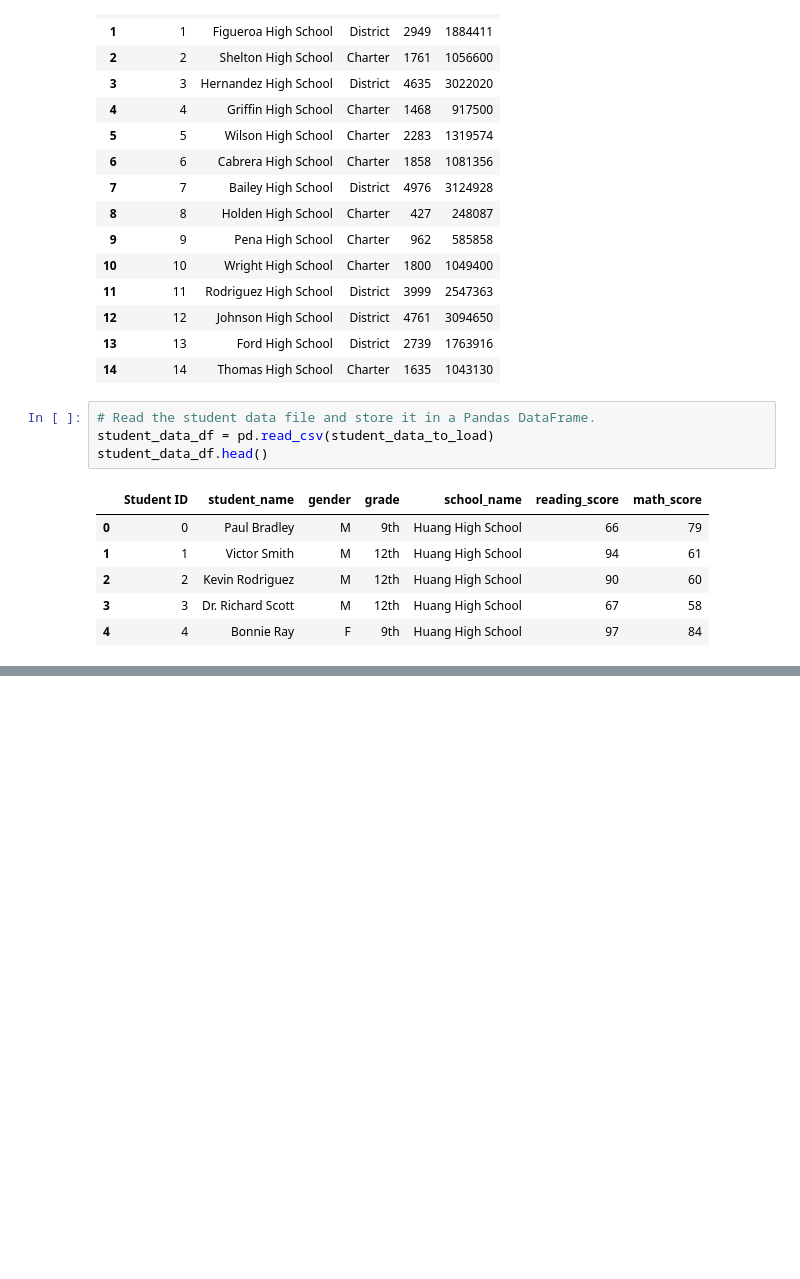
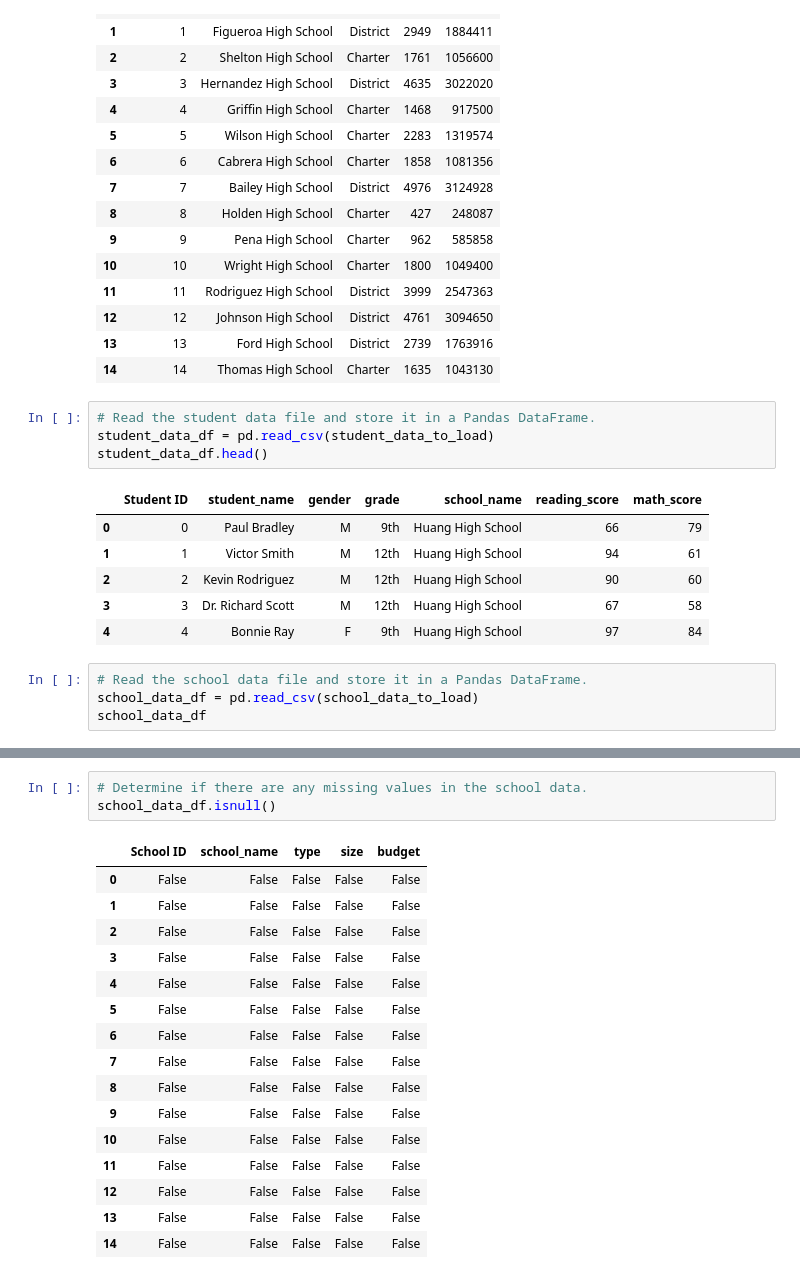
Before and after one commit to maridge/School_District_Analysis, a Jupyter notebook: PyCitySchools.ipynb, the cells around one changed output, grey strips where cells are left out. Saved outputs shown, nothing was run; the diff lists cells and outputs as text; blank space fills up the shorter version.

Commit message:
update PyCitySchool file with clean data

```diff
--- a/PyCitySchools.ipynb
+++ b/PyCitySchools.ipynb
@@ -37,3 +37,7 @@ student_data_df.head()
 | 2 | 2 | Kevin Rodriguez | M | 12th | Huang High School | 90 | 60 |
 | 3 | 3 | Dr. Richard Scott | M | 12th | Huang High School | 67 | 58 |
 | 4 | 4 | Bonnie Ray | F | 9th | Huang High School | 97 | 84 |
+# %%
+# Read the school data file and store it in a Pandas DataFrame.
+school_data_df = pd.read_csv(school_data_to_load)
+school_data_df
@@ -39,0 +83,20 @@ student_data_df.head()
+# %%
+# Determine if there are any missing values in the school data.
+school_data_df.isnull()
+# %% [output]
+|  | School ID | school_name | type | size | budget |
+| 0 | False | False | False | False | False |
+| 1 | False | False | False | False | False |
+| 2 | False | False | False | False | False |
+| 3 | False | False | False | False | False |
+| 4 | False | False | False | False | False |
+| 5 | False | False | False | False | False |
+| 6 | False | False | False | False | False |
+| 7 | False | False | False | False | False |
+| 8 | False | False | False | False | False |
+| 9 | False | False | False | False | False |
+| 10 | False | False | False | False | False |
+| 11 | False | False | False | False | False |
+| 12 | False | False | False | False | False |
+| 13 | False | False | False | False | False |
+| 14 | False | False | False | False | False |
```
Also changed, not shown: parts of 12 cells of this notebook, 3 other files.
